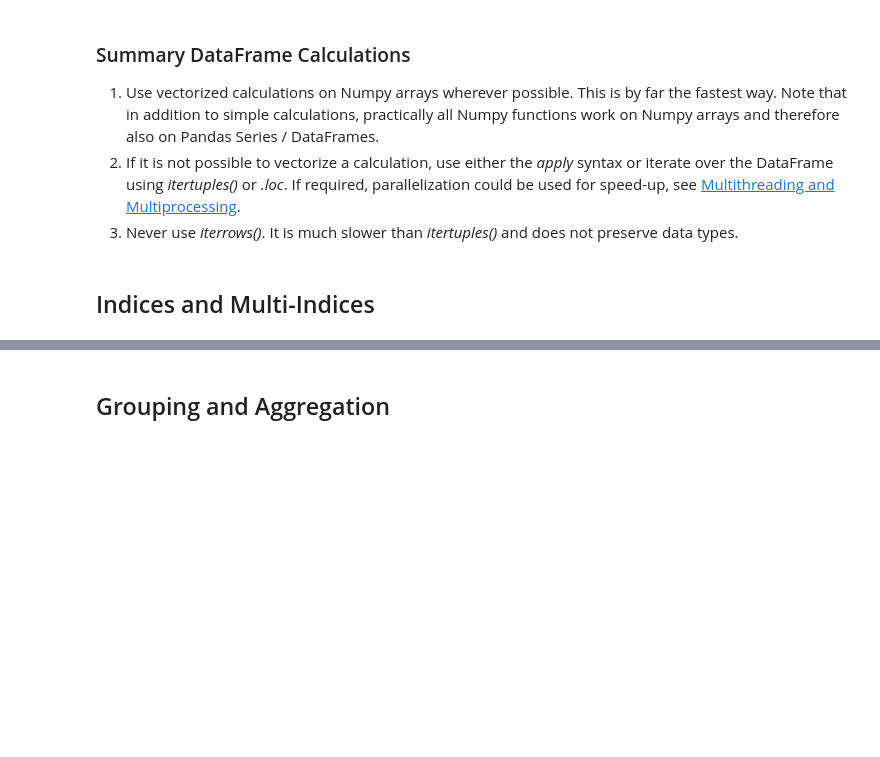
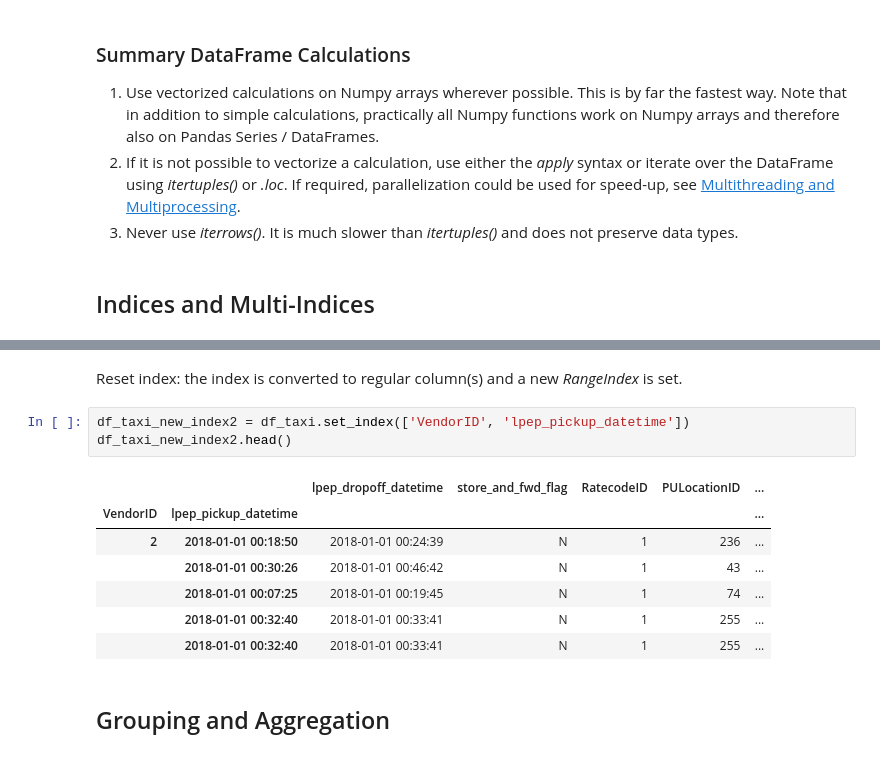
Before and after one commit to lungben/python_tutorial, a Jupyter notebook: notebooks/pandas.ipynb, the cells around one changed output, grey strips where cells are left out. Saved outputs shown, nothing was run; the diff lists cells and outputs as text; blank space fills up the shorter version.

```diff
--- a/notebooks/pandas.ipynb
+++ b/notebooks/pandas.ipynb
@@ -547,3 +592,16 @@ Looping with explicit access of DataFrame positions takes only slightly longer a
+# %% [markdown]
+Reset index: the index is converted to regular column(s) and a new *RangeIndex* is set.
+# %%
+df_taxi_new_index2 = df_taxi.set_index(['VendorID', 'lpep_pickup_datetime'])
+df_taxi_new_index2.head()
+# %% [output]
+|  |  | lpep_dropoff_datetime | store_and_fwd_flag | RatecodeID | PULocationID | ... |
+| VendorID | lpep_pickup_datetime |  |  |  |  | ... |
+| 2 | 2018-01-01 00:18:50 | 2018-01-01 00:24:39 | N | 1 | 236 | ... |
+|  | 2018-01-01 00:30:26 | 2018-01-01 00:46:42 | N | 1 | 43 | ... |
+|  | 2018-01-01 00:07:25 | 2018-01-01 00:19:45 | N | 1 | 74 | ... |
+|  | 2018-01-01 00:32:40 | 2018-01-01 00:33:41 | N | 1 | 255 | ... |
+|  | 2018-01-01 00:32:40 | 2018-01-01 00:33:41 | N | 1 | 255 | ... |
 # %% [markdown]
 ## Grouping and Aggregation
 # %%
```
Also changed, not shown: parts of 17 cells of this notebook.
